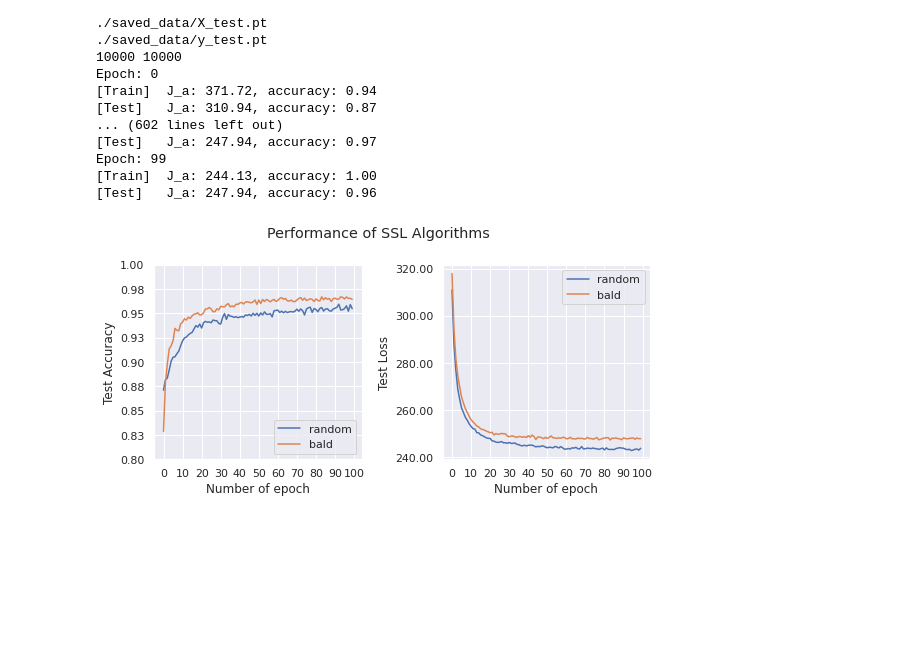
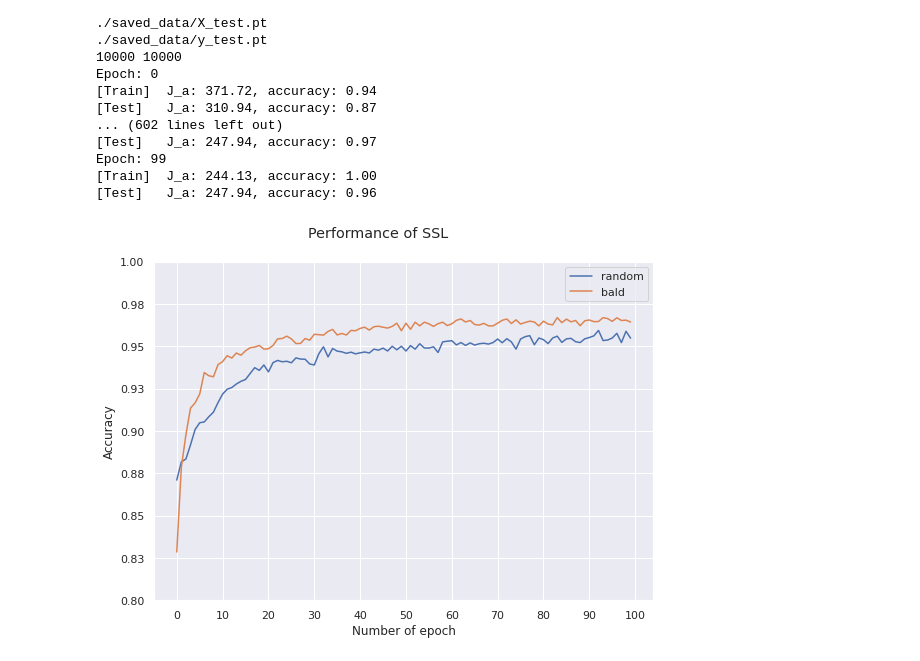
Before and after one commit to milexjaro/semi-supervised-active-learning-pytorch, a Jupyter notebook: Semi-Supervised Active Learning.ipynb, the cells around one changed output. Cells and saved outputs as stored; diff of their text form; code cells hidden in the pictures; blank space fills up the shorter version.

```diff
--- a/Semi-Supervised Active Learning.ipynb
+++ b/Semi-Supervised Active Learning.ipynb
@@ -462,42 +462,44 @@ pd.DataFrame(SSL_train_accuracy_histories).to_csv(f'./saved_data/SSL_train_accur
 # %%
 # Plot the SSL Performance
 # Plot
 sns.set()
 
 
-fig, (ax0, ax1) = plt.subplots(nrows=1, ncols=2, sharex=True,
-                                    figsize=(8, 4))
+# fig, (ax0, ax1) = plt.subplots(nrows=1, ncols=2, sharex=True,
+#                                     figsize=(16, 8))
+fig, (ax0) = plt.subplots(nrows=1, ncols=1, sharex=True,
+                                    figsize=(8, 6))
 
 
 # Set y axis format
 ax0.yaxis.set_major_formatter(FormatStrFormatter('%.2f'))
 # Major ticks every 20, minor ticks every 5
 major_ticks = np.arange(0, SSL_EPOCHS+1,10)
 ax0.set_xticks(major_ticks)
 
 x_ticks = np.arange(0, SSL_EPOCHS,1)
 ax0.plot(x_ticks, SSL_test_accuracy_histories['random_test_accuracy'], label = 'random')
 ax0.plot(x_ticks, SSL_test_accuracy_histories['bald_test_accuracy'], label = 'bald')
 ax0.set_ylim([0.8,1])
-ax0.set_ylabel("Test Accuracy")
+ax0.set_ylabel("Accuracy")
 ax0.set_xlabel("Number of epoch")
 ax0.legend()
 
-# Set y axis format
-ax1.yaxis.set_major_formatter(FormatStrFormatter('%.2f'))
-# Major ticks every 20, minor ticks every 5
-major_ticks = np.arange(0, SSL_EPOCHS+1,10)
-ax1.set_xticks(major_ticks)
+# # Set y axis format
+# ax1.yaxis.set_major_formatter(FormatStrFormatter('%.2f'))
+# # Major ticks every 20, minor ticks every 5
+# major_ticks = np.arange(0, SSL_EPOCHS+1,10)
+# ax1.set_xticks(major_ticks)
 
-x_ticks = np.arange(0, SSL_EPOCHS,1)
-ax1.plot(x_ticks, SSL_test_loss_histories['random_test_loss'], label = 'random')
-ax1.plot(x_ticks, SSL_test_loss_histories['bald_test_loss'], label = 'bald')
-# ax1.set_ylim([0.8,1])
-ax1.set_ylabel("Test Loss")
-ax1.set_xlabel("Number of epoch")
-ax1.legend()
+# x_ticks = np.arange(0, SSL_EPOCHS,1)
+# ax1.plot(x_ticks, SSL_test_loss_histories['random_test_loss'], label = 'random')
+# ax1.plot(x_ticks, SSL_test_loss_histories['bald_test_loss'], label = 'bald')
+# # ax1.set_ylim([0.8,1])
+# ax1.set_ylabel("Test Loss")
+# ax1.set_xlabel("Number of epoch")
+# ax1.legend()
 
-fig.suptitle("Performance of SSL Algorithms")
+fig.suptitle("Performance of SSL")
 plt.tight_layout()
 # %% [output]
-[figure, old version]
+[figure, new version]
```
Also changed, not shown: parts of 1 cell of this notebook.
